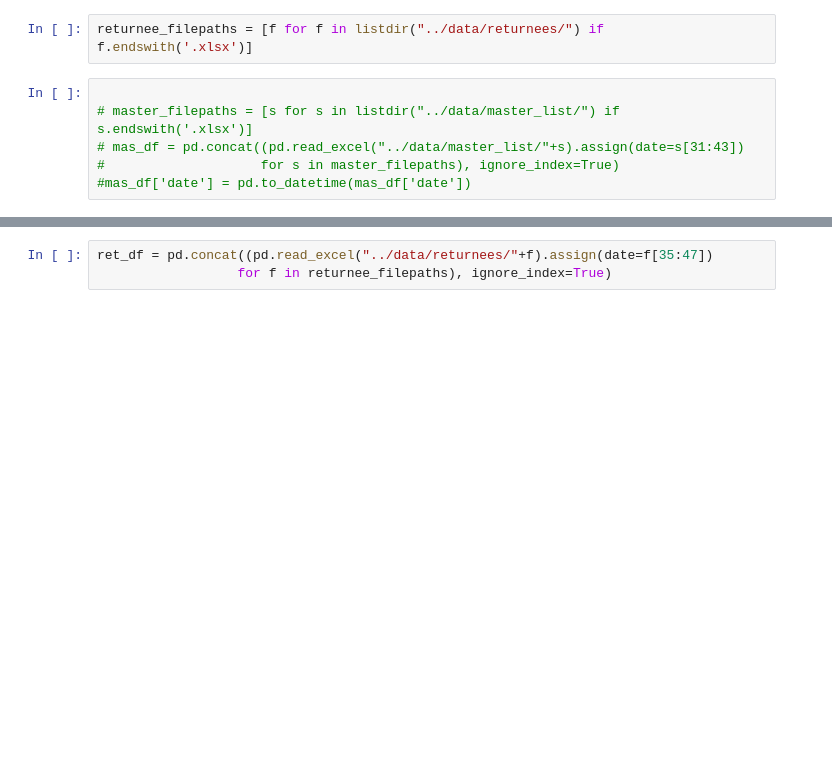
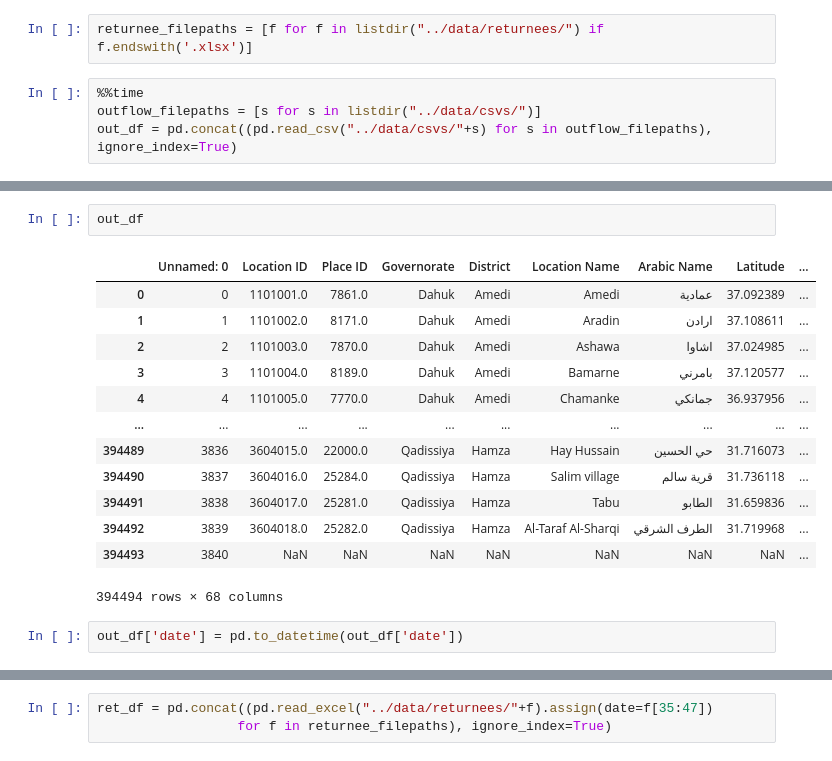
Before and after one commit to mcdimant/refugee_predictive_model, a Jupyter notebook: src/iraq_refugee_model.ipynb, the cells around one changed output, grey strips where cells are left out. Cells and saved outputs as stored; diff of their text form; blank space fills up the shorter version.

Commit message:
uses csvs instead of xlsx

```diff
--- a/src/iraq_refugee_model.ipynb
+++ b/src/iraq_refugee_model.ipynb
@@ -87,8 +92,6 @@ array(['Makhmur', 'Al-Rutba', 'Falluja', 'Haditha', 'Heet', 'Ramadi',
 # %%
 returnee_filepaths = [f for f in listdir("../data/returnees/") if f.endswith('.xlsx')]
 # %%
-
-# master_filepaths = [s for s in listdir("../data/master_list/") if s.endswith('.xlsx')]
-# mas_df = pd.concat((pd.read_excel("../data/master_list/"+s).assign(date=s[31:43])
-#                    for s in master_filepaths), ignore_index=True)
-#mas_df['date'] = pd.to_datetime(mas_df['date'])
+%%time
+outflow_filepaths = [s for s in listdir("../data/csvs/")]
+out_df = pd.concat((pd.read_csv("../data/csvs/"+s) for s in outflow_filepaths), ignore_index=True)
@@ -94,0 +101,18 @@ returnee_filepaths = [f for f in listdir("../data/returnees/") if f.endswith('.x
+# %%
+out_df
+# %% [output]
+|  | Unnamed: 0 | Location ID | Place ID | Governorate | District | Location Name | Arabic Name | Latitude | ... |
+| 0 | 0 | 1101001.0 | 7861.0 | Dahuk | Amedi | Amedi | عمادية | 37.092389 | ... |
+| 1 | 1 | 1101002.0 | 8171.0 | Dahuk | Amedi | Aradin | ارادن | 37.108611 | ... |
+| 2 | 2 | 1101003.0 | 7870.0 | Dahuk | Amedi | Ashawa | اشاوا | 37.024985 | ... |
+| 3 | 3 | 1101004.0 | 8189.0 | Dahuk | Amedi | Bamarne | بامرني | 37.120577 | ... |
+| 4 | 4 | 1101005.0 | 7770.0 | Dahuk | Amedi | Chamanke | جمانكي | 36.937956 | ... |
+| ... | ... | ... | ... | ... | ... | ... | ... | ... | ... |
+| 394489 | 3836 | 3604015.0 | 22000.0 | Qadissiya | Hamza | Hay Hussain | حي الحسين | 31.716073 | ... |
+| 394490 | 3837 | 3604016.0 | 25284.0 | Qadissiya | Hamza | Salim village | قرية سالم | 31.736118 | ... |
+| 394491 | 3838 | 3604017.0 | 25281.0 | Qadissiya | Hamza | Tabu | الطابو | 31.659836 | ... |
+| 394492 | 3839 | 3604018.0 | 25282.0 | Qadissiya | Hamza | Al-Taraf Al-Sharqi | الطرف الشرقي | 31.719968 | ... |
+| 394493 | 3840 | NaN | NaN | NaN | NaN | NaN | NaN | NaN | ... |
+394494 rows × 68 columns
+# %%
+out_df['date'] = pd.to_datetime(out_df['date'])
```
Also changed, not shown: parts of 27 cells of this notebook.
